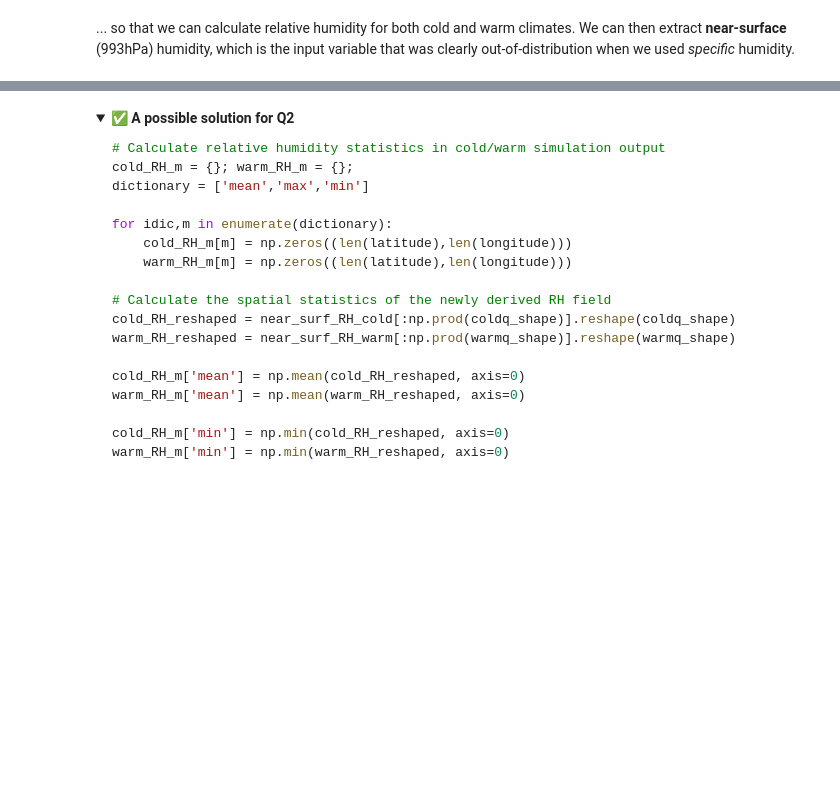
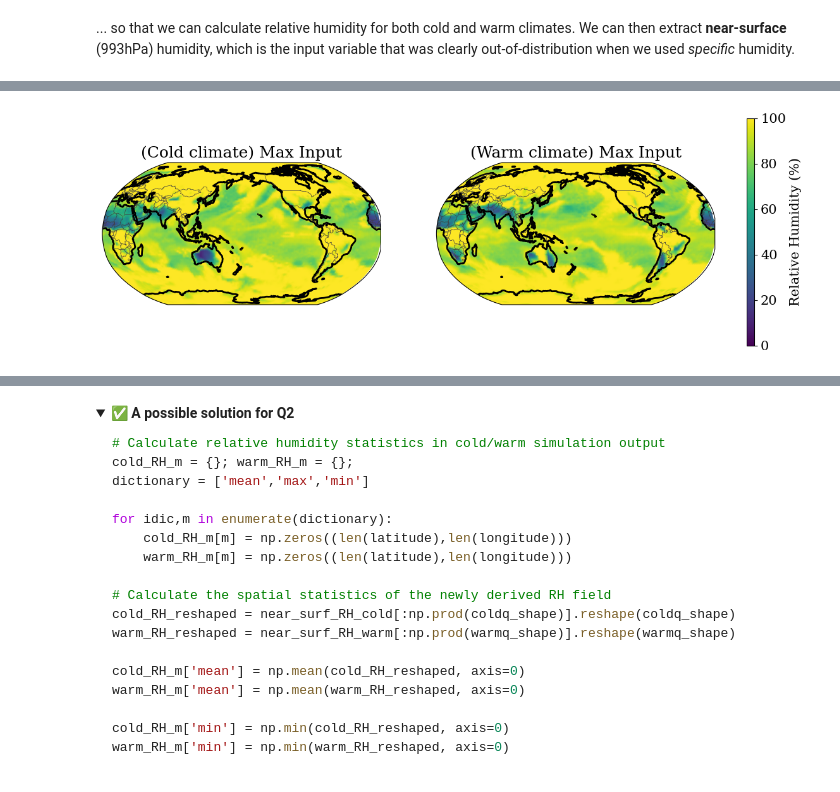
Before and after one commit to nbulotti/2026_ML_EES, a Jupyter notebook: live/part-III/5.3-physically-informed-climate-modeling-exercises.ipynb, the cells around one changed output, grey strips where cells are left out. Saved outputs shown, nothing was run; the diff lists cells and outputs as text; code cells hidden in the pictures; folded sections open; blank space fills up the shorter version.

```diff
--- a/live/part-III/5.3-physically-informed-climate-modeling-exercises.ipynb
+++ b/live/part-III/5.3-physically-informed-climate-modeling-exercises.ipynb
@@ -428,4 +469,9 @@ Input_map(___,___,___,___,___,___,___);
 # %%
 # Visualize the maximum at each location
+Input_map(1e2*cold_RH_m['max'], 1e2*warm_RH_m['max'],
+          '(Cold climate) Max Input', '(Warm climate) Max Input',
+          'Relative Humidity (%)', 0, 100);
+# %% [output]
+[figure, added]
 # %%
 # Visualize the minimum at each location
```
Also changed, not shown: parts of 23 cells of this notebook.
